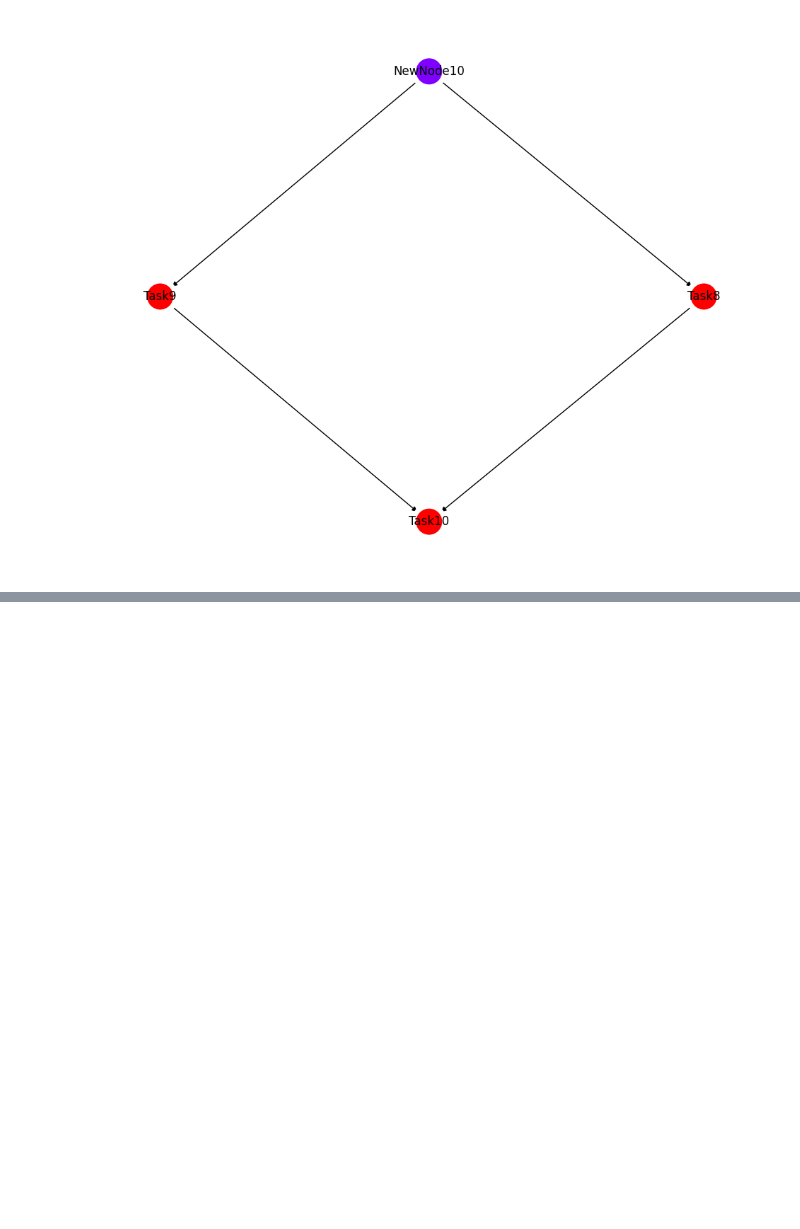
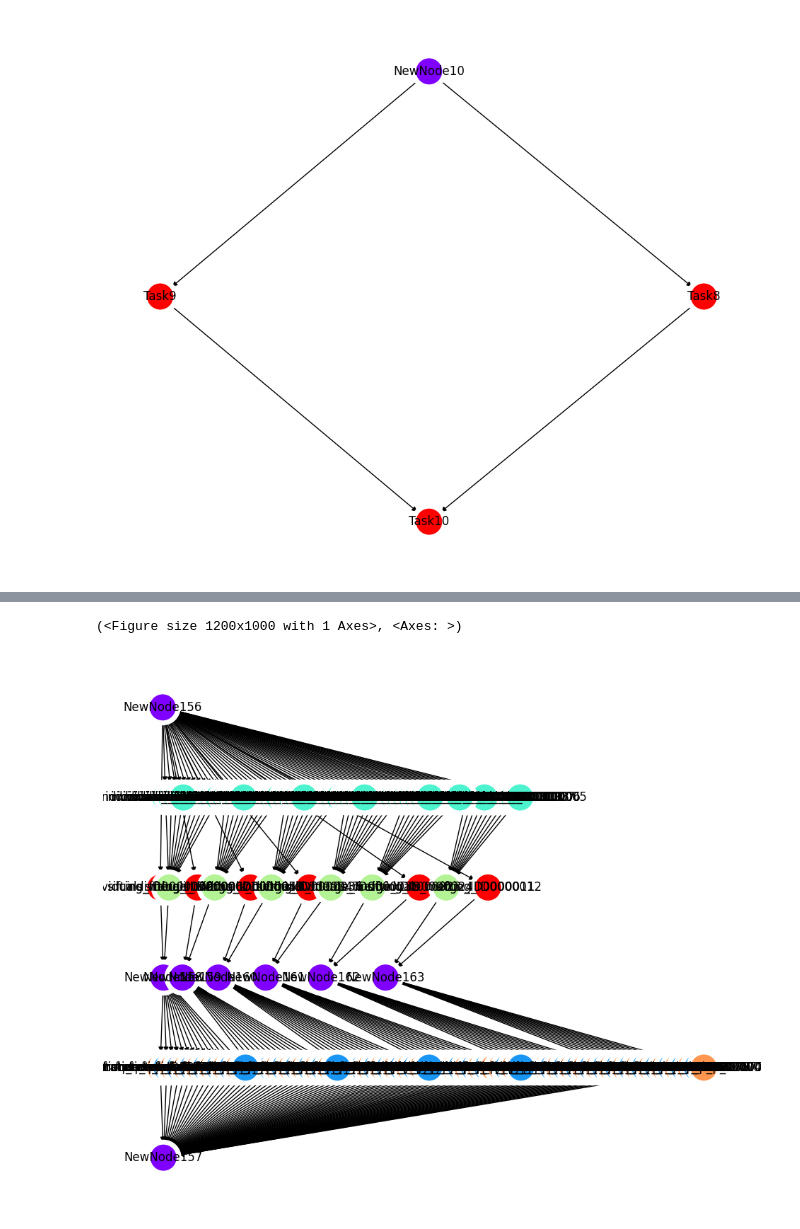
Before and after one commit to mkroczek/QHyper, a Jupyter notebook: demo/sp_dag.ipynb, the cells around one changed output, grey strips where cells are left out. Cells and saved outputs as stored; diff of their text form; code cells hidden in the pictures; blank space fills up the shorter version.

```diff
--- a/demo/sp_dag.ipynb
+++ b/demo/sp_dag.ipynb
@@ -35,0 +67,6 @@ for workflow in workflows:
+# %%
+sp_workflow = SeriesParallelSplit().create_sp_workflow(workflow)
+utils.draw(sp_workflow.wf_instance.workflow, with_labels=True)
+# %% [output]
+(<Figure size 1200x1000 with 1 Axes>, <Axes: >)
+[figure, added]
```
Also changed, not shown: parts of 8 cells of this notebook, 51 other files.
